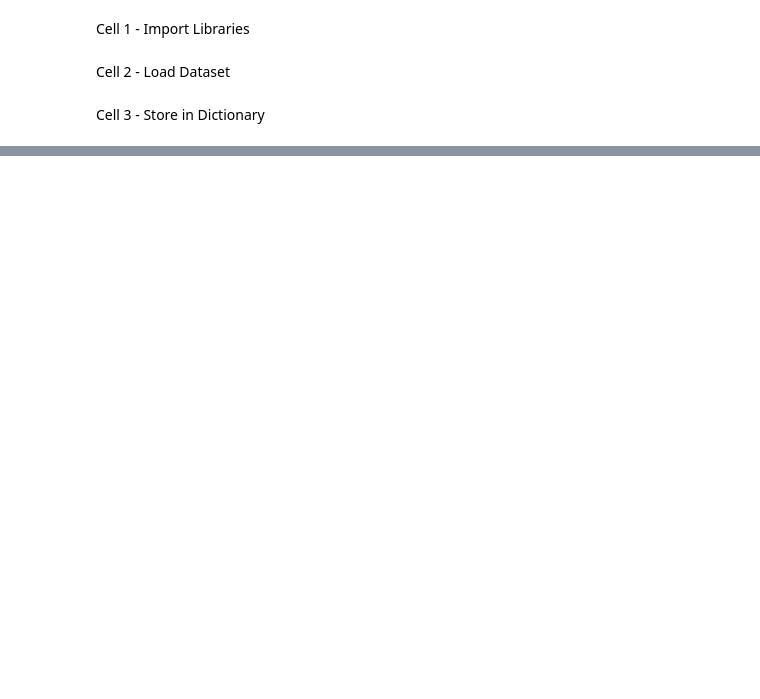
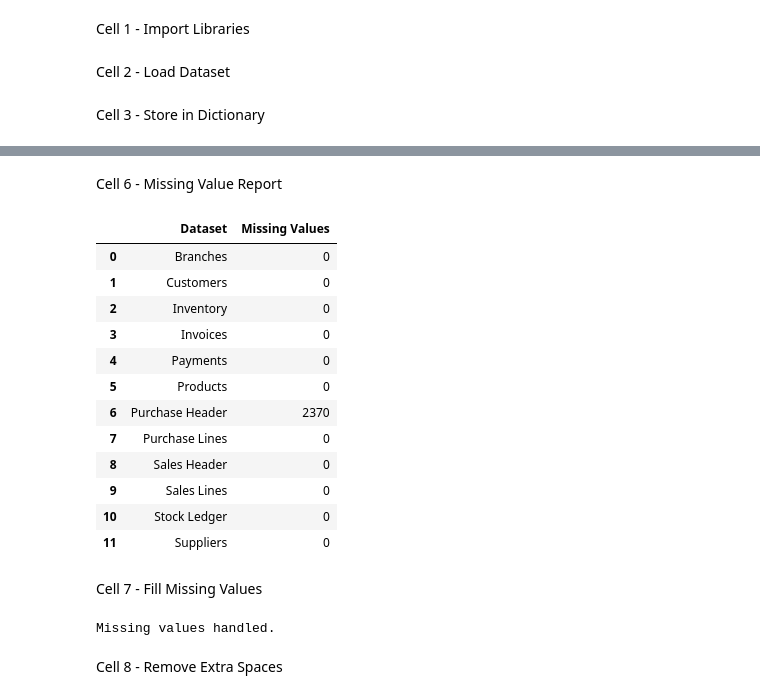
Before and after one commit to Riya-1923/Heavy-Supplier-Warehouse-Analytics, a Jupyter notebook: notebooks/Week2_Data_Cleaning.ipynb, the cells around one changed output, grey strips where cells are left out. Saved outputs shown, nothing was run; the diff lists cells and outputs as text; code cells hidden in the pictures; blank space fills up the shorter version.

```diff
--- a/notebooks/Week2_Data_Cleaning.ipynb
+++ b/notebooks/Week2_Data_Cleaning.ipynb
@@ -40,0 +89,52 @@ datasets = {
+# %% [markdown]
+Cell 6 - Missing Value Report
+# %%
+missing_report = []
+
+for name, df in datasets.items():
+
+    missing_report.append({
+        "Dataset": name,
+        "Missing Values": df.isnull().sum().sum()
+    })
+
+pd.DataFrame(missing_report)
+# %% [output]
+|  | Dataset | Missing Values |
+| 0 | Branches | 0 |
+| 1 | Customers | 0 |
+| 2 | Inventory | 0 |
+| 3 | Invoices | 0 |
+| 4 | Payments | 0 |
+| 5 | Products | 0 |
+| 6 | Purchase Header | 2370 |
+| 7 | Purchase Lines | 0 |
+| 8 | Sales Header | 0 |
+| 9 | Sales Lines | 0 |
+| 10 | Stock Ledger | 0 |
+| 11 | Suppliers | 0 |
+# %% [markdown]
+Cell 7 - Fill Missing Values
+# %%
+for name, df in datasets.items():
+
+    for col in df.columns:
+
+        # Numeric columns
+        if pd.api.types.is_numeric_dtype(df[col]):
+            df[col] = df[col].fillna(df[col].median())
+
+        # Date columns
+        elif pd.api.types.is_datetime64_any_dtype(df[col]):
+            # Leave missing dates as NaT
+            pass
+
+        # Text / categorical columns
+        else:
+            df[col] = df[col].fillna("Unknown")
+
+print("Missing values handled.")
+# %% [output]
+Missing values handled.
+# %% [markdown]
+Cell 8 - Remove Extra Spaces
```
Also changed, not shown: parts of 19 cells of this notebook, 12 other files.
